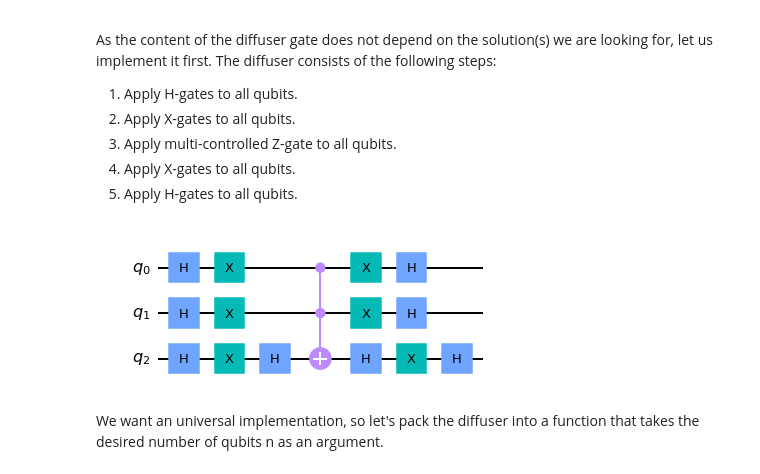
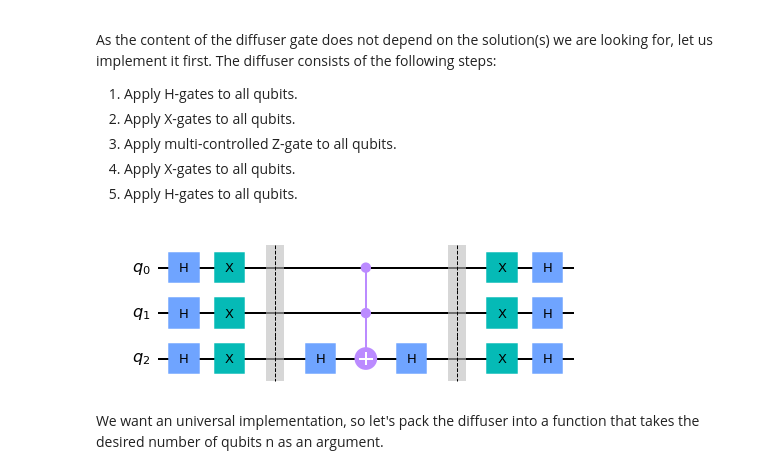
Before and after one commit to AaroLankinen/3-Qubit-Grover-Search-for-8-Numbers, a Jupyter notebook: 3 Qubit Grover Search for 8 Numbers.ipynb, the cells around one changed output. Cells and saved outputs as stored; diff of their text form; code cells hidden in the pictures.

```diff
--- a/3 Qubit Grover Search for 8 Numbers.ipynb
+++ b/3 Qubit Grover Search for 8 Numbers.ipynb
@@ -65,27 +65,29 @@ As the content of the diffuser gate does not depend on the solution(s) we are lo
 # %%
 # From: https://qiskit.org/textbook/ch-algorithms/grover.html
 n=3
 qc = QuantumCircuit(n)
 # Apply H-gates to all qubits
 for qubit in range(n):
     qc.h(qubit)
 # Apply X-gates to all qubits
 for qubit in range(n):
     qc.x(qubit)
+qc.barrier()
 # Apply multi-controlled Z-gate to all qubits
 qc.h(n-1)
 qc.mct(list(range(n-1)), n-1)  # Using multi-controlled Toffoli-gate
 qc.h(n-1)
+qc.barrier()
 # Apply X-gates to all qubits
 for qubit in range(n):
     qc.x(qubit)
 # Apply H-gates to all qubits
 for qubit in range(n):
     qc.h(qubit)
 
 qc.draw()
 # %% [output]
-[figure, old version]
+[figure, new version]
 # %% [markdown]
 We want an universal implementation, so let's pack the diffuser into a function that takes the desired number of qubits n as an argument.
 # %%
```
Also changed, not shown: parts of 17 cells of this notebook.
